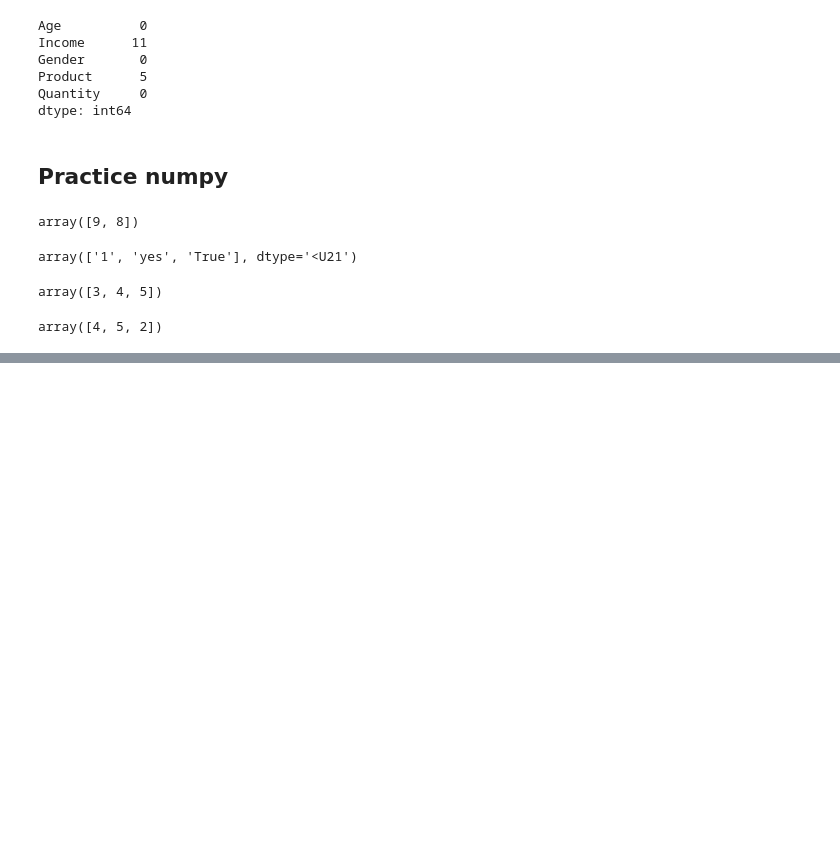
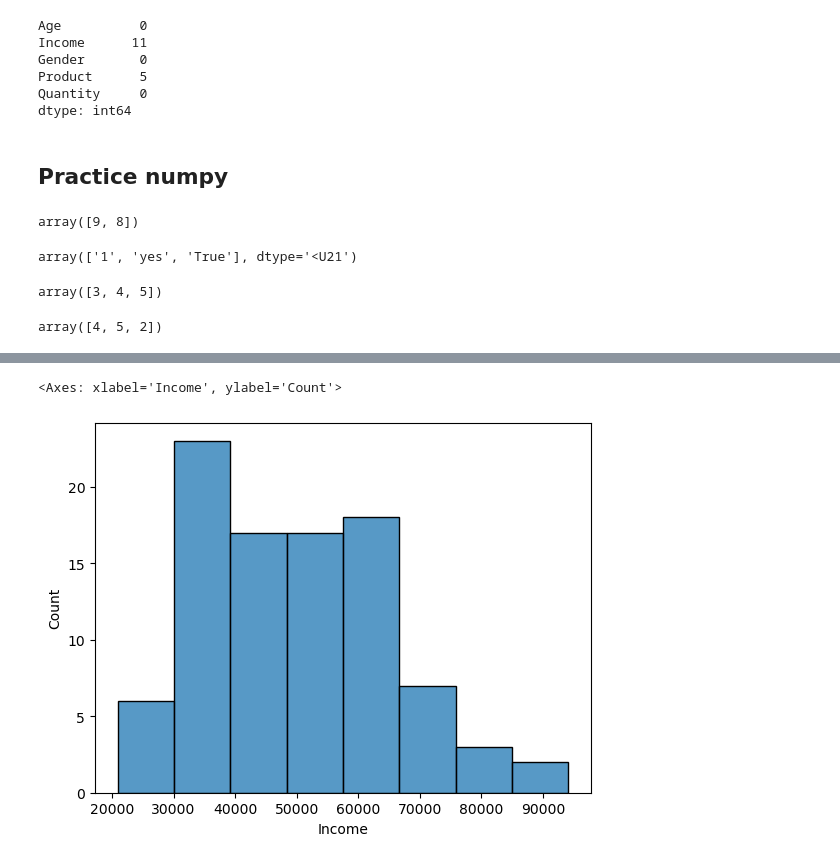
Before and after one commit to JinL-Zhang/Schulich_MBAN-6110-Data_Science-, a Jupyter notebook: check_envir.ipynb, the cells around one changed output, grey strips where cells are left out. Cells and saved outputs as stored; diff of their text form; code cells hidden in the pictures; blank space fills up the shorter version.

```diff
--- a/check_envir.ipynb
+++ b/check_envir.ipynb
@@ -220,0 +236,12 @@ array([4, 5, 2])
+# %%
+# drop the outlier
+df_updated = df.set_index("Income").drop(300000)
+# %%
+# another way to drop outlier
+# Note that .drop() only accept raw index or column names as input parameters
+df_updated = df.drop(df[df['Income'] >= 300000].index)
+# %%
+sns.histplot(df_updated.reset_index().Income)
+# %% [output]
+<Axes: xlabel='Income', ylabel='Count'>
+[figure, added]
```
Also changed, not shown: parts of 12 cells of this notebook, 1 other file.
